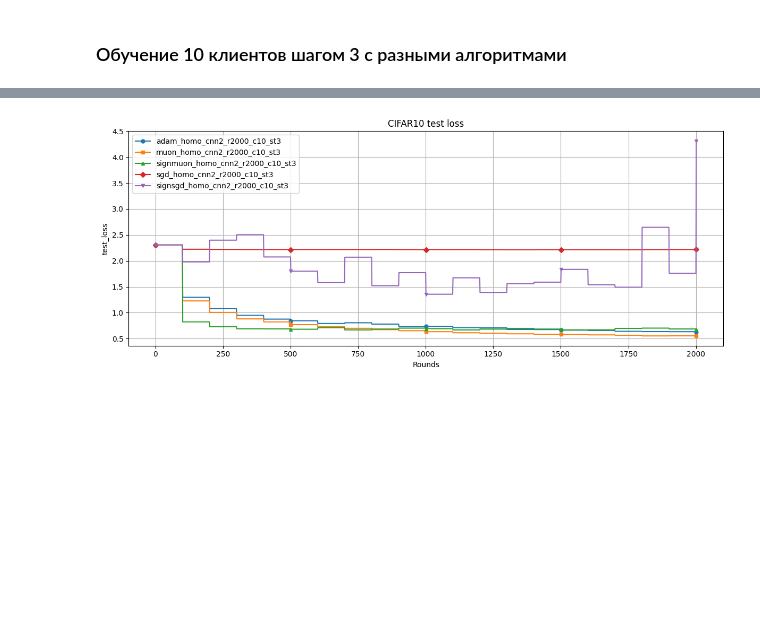
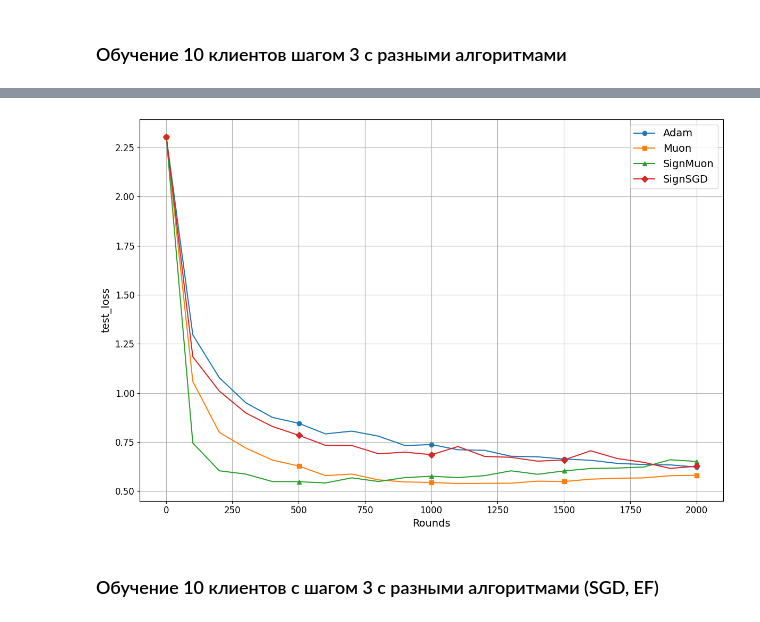
Before and after one commit to intsystems/2026-Project-203, a Jupyter notebook: code/plot_federated.ipynb, the cells around one changed output, grey strips where cells are left out. Cells and saved outputs as stored; diff of their text form; code cells hidden in the pictures; blank space fills up the shorter version.

```diff
--- a/code/plot_federated.ipynb
+++ b/code/plot_federated.ipynb
@@ -295,21 +363,22 @@ plot_multiple_histories(
 # %%
 plot_multiple_histories(
     run_dirs=[
-        "saves_federated/correct/fed_cifar10_adam_homo_cnn2_r2000_c10_s3",
-        "saves_federated/correct/fed_cifar10_muon_homo_cnn2_r2000_c10_s3",
-        "saves_federated/correct/fed_cifar10_signmuon_homo_cnn2_r2000_c10_s3",
-        "saves_federated/correct/fed_cifar10_sgd_homo_cnn2_r2000_c10_s3",
-        "saves_federated/correct/fed_cifar10_signsgd_homo_cnn2_r2000_c10_s3",
+        "saves_federated/correct_moment/fed_cifar10_adam_homo_cnn2_r2000_c10_s3",
+        "saves_federated/correct_moment/fed_cifar10_muon_homo_cnn2_r2000_c10_s3",
+        "saves_federated/correct_moment/fed_cifar10_signmuon_cl_homo_cnn2_r2000_c10_s3",
+        #"saves_federated/correct_moment/fed_cifar10_sgd_homo_cnn2_r2000_c10_s3",
+        "saves_federated/correct_moment/fed_cifar10_signsgd_homo_cnn2_r2000_c10_s3",
     ],
     labels=[
-        "adam_homo_cnn2_r2000_c10_st3",
-        "muon_homo_cnn2_r2000_c10_st3",
-        "signmuon_homo_cnn2_r2000_c10_st3",
-        "sgd_homo_cnn2_r2000_c10_st3",
-        "signsgd_homo_cnn2_r2000_c10_st3",
+        "Adam",
+        "Muon",
+        "SignMuon",
+        "SignSGD",
     ],
     metric="test_loss",
     title="CIFAR10 test loss",
 )
 # %% [output]
-[figure, old version]
+[figure, new version]
+# %% [markdown]
+### Обучение 10 клиентов c шагом 3 с разными алгоритмами (SGD, EF)
```
Also changed, not shown: parts of 19 cells of this notebook, 1 other file.
